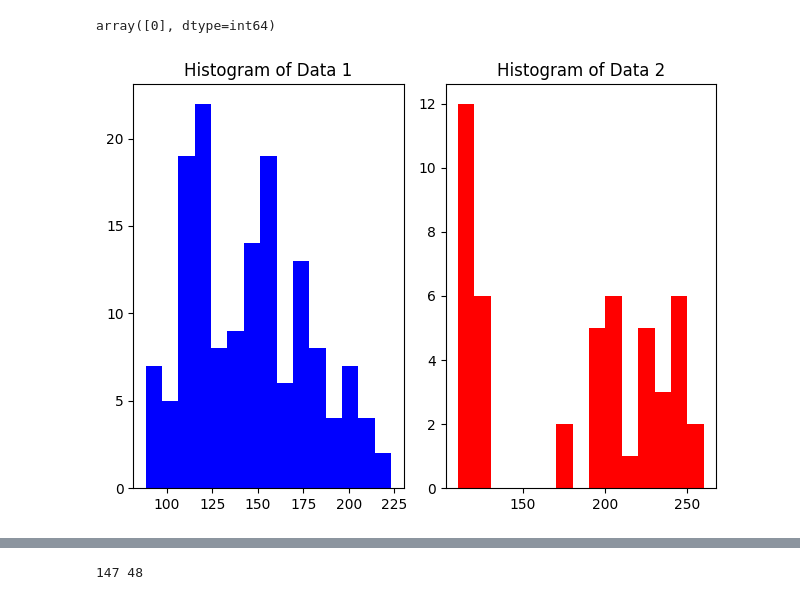
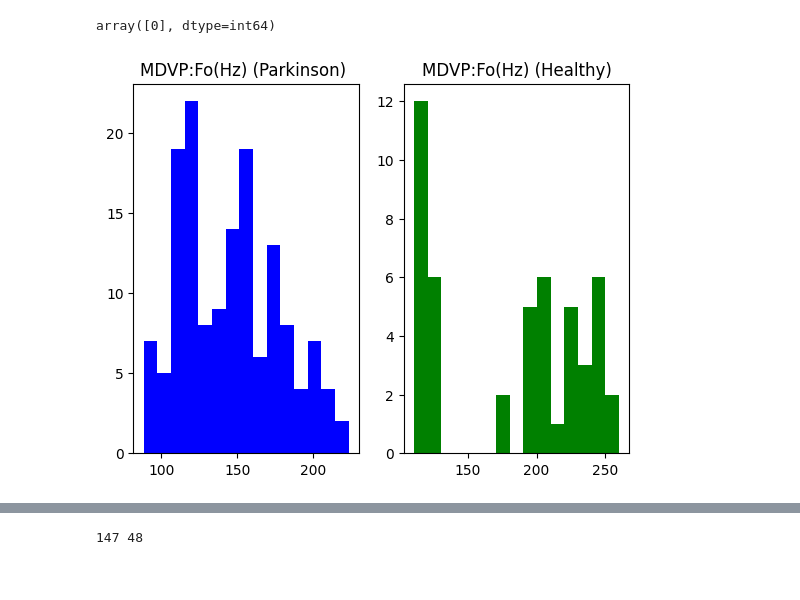
Before and after one commit to Maram99Alhinai/Bootcamp_parkinsons, a Jupyter notebook: try1.ipynb, the cells around one changed output, grey strips where cells are left out. Saved outputs shown, nothing was run; the diff lists cells and outputs as text; code cells hidden in the pictures.

Commit message:
Update try1.ipynb
add histogram

```diff
--- a/try1.ipynb
+++ b/try1.ipynb
@@ -83,17 +83,17 @@ df_true = df[df['status'] == 1]
 # %%
+#Comparing between Fundamental frequency measurement of the voice for healthy and Parkinson
 import matplotlib.pyplot as plt
 import numpy as np
 
 # Plot the histograms side by side
 plt.subplot(1, 2, 1)  # create subplot 1
 plt.hist(df_true['MDVP:Fo(Hz)'], bins=15, color='blue')
-plt.title('Histogram of Data 1')
+plt.title('MDVP:Fo(Hz) (Parkinson) ')
 
 plt.subplot(1, 2, 2)  # create subplot 2
-plt.hist(df_false['MDVP:Fo(Hz)'], bins=15, color='red')
-plt.title('Histogram of Data 2')
+plt.hist(df_false['MDVP:Fo(Hz)'], bins=15, color='green')
+plt.title('MDVP:Fo(Hz) (Healthy)')
 
-plt.tight_layout()
 plt.show()
 # %% [output]
-[figure, old version]
+[figure, new version]
```
Also changed, not shown: parts of 5 cells of this notebook.
